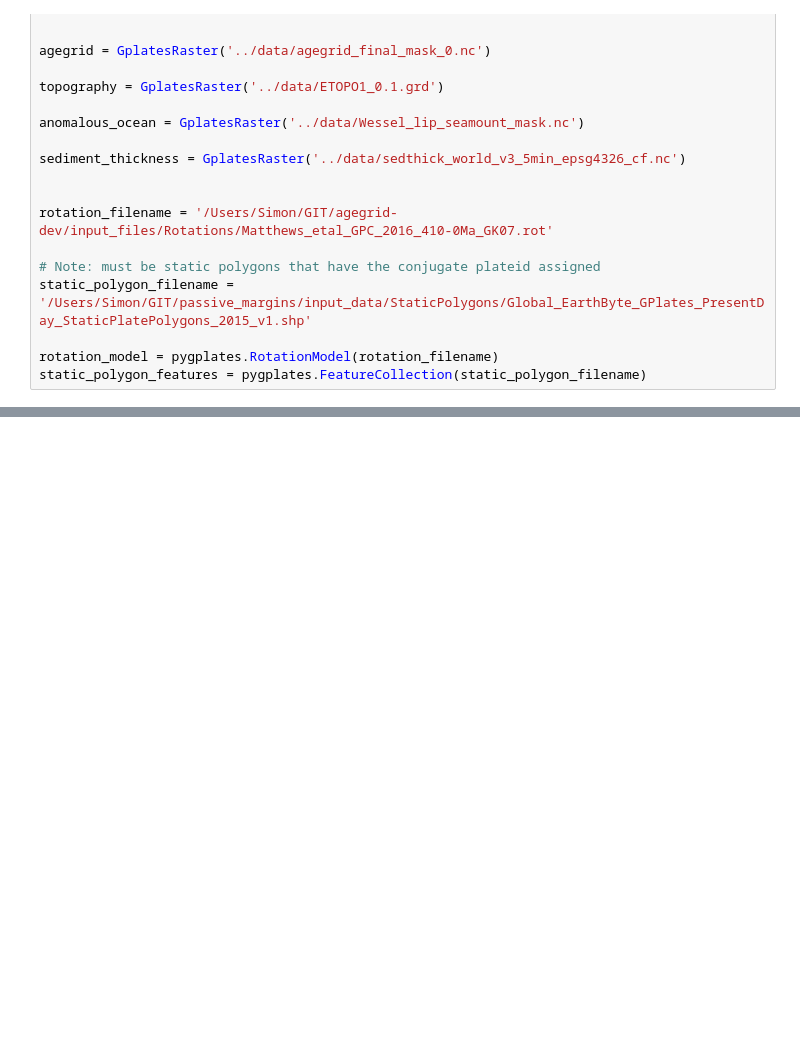
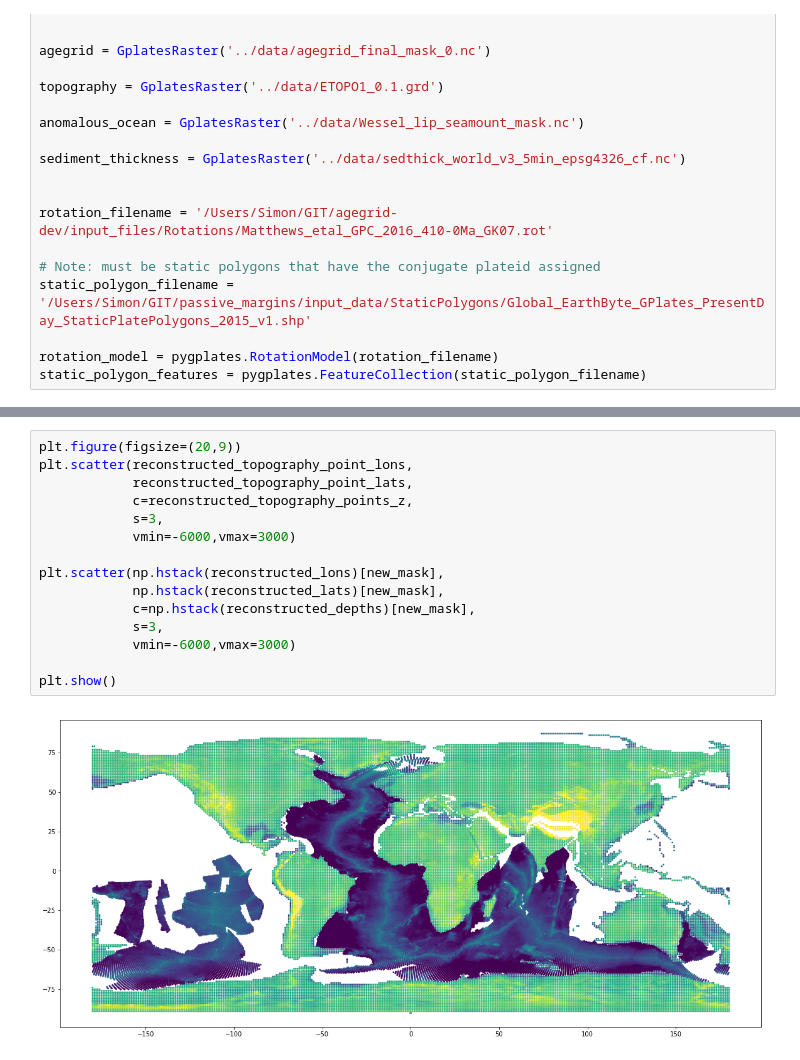
Before and after one commit to siwill22/paleotopography, a Jupyter notebook: dev/paleobathymetry_backtrack_global.ipynb, the cells around one changed output, grey strips where cells are left out. Cells and saved outputs as stored; diff of their text form; blank space fills up the shorter version.

```diff
--- a/dev/paleobathymetry_backtrack_global.ipynb
+++ b/dev/paleobathymetry_backtrack_global.ipynb
@@ -178,0 +300,17 @@ AttributeError: 'AxesSubplot' object has no attribute 'xlabel'
+# %%
+plt.figure(figsize=(20,9))
+plt.scatter(reconstructed_topography_point_lons,
+            reconstructed_topography_point_lats,
+            c=reconstructed_topography_points_z,
+            s=3,
+            vmin=-6000,vmax=3000)
+
+plt.scatter(np.hstack(reconstructed_lons)[new_mask],
+            np.hstack(reconstructed_lats)[new_mask],
+            c=np.hstack(reconstructed_depths)[new_mask],
+            s=3,
+            vmin=-6000,vmax=3000)
+
+plt.show()
+# %% [output]
+[figure, added]
```
Also changed, not shown: parts of 4 cells of this notebook.
